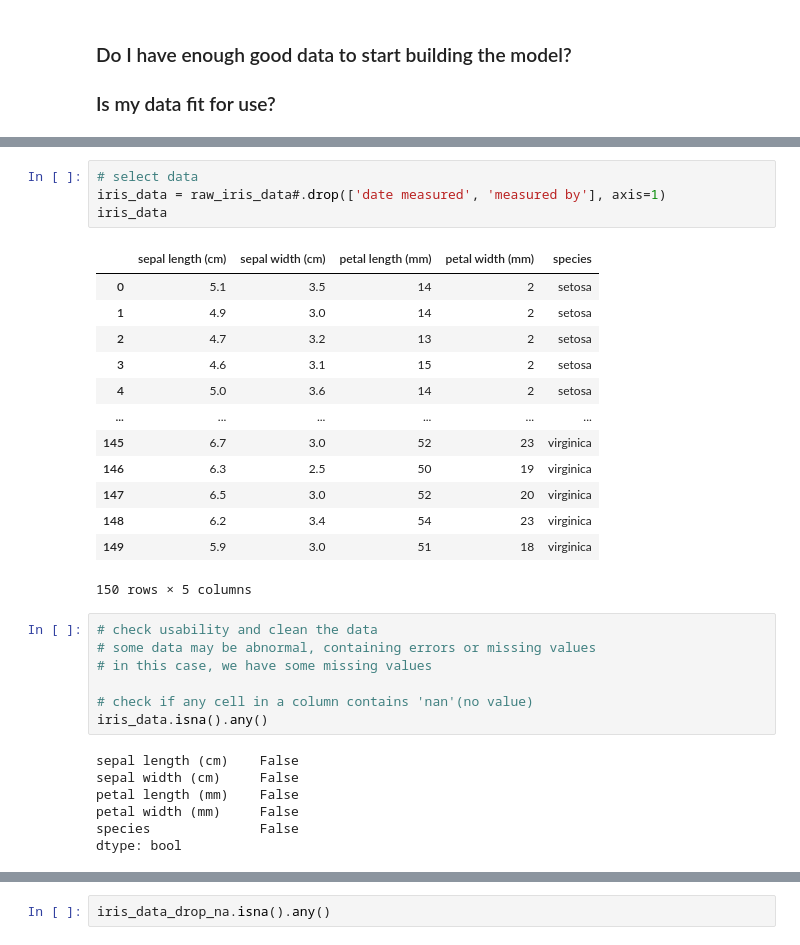
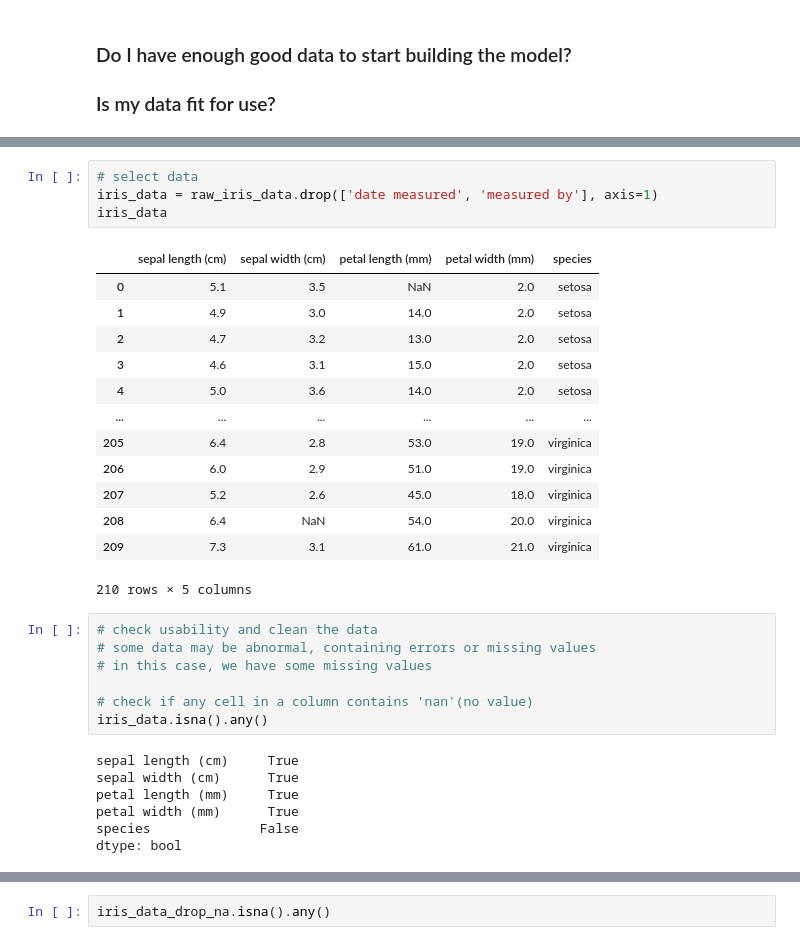
Before and after one commit to naronald/SwinDataSciDemo, a Jupyter notebook: DataVisualizationLab.ipynb, the cells around one changed output, grey strips where cells are left out. Saved outputs shown, nothing was run; the diff lists cells and outputs as text.

```diff
--- a/DataVisualizationLab.ipynb
+++ b/DataVisualizationLab.ipynb
@@ -154,21 +154,21 @@ raw_iris_data
 # %%
 # select data
-iris_data = raw_iris_data#.drop(['date measured', 'measured by'], axis=1)
+iris_data = raw_iris_data.drop(['date measured', 'measured by'], axis=1)
 iris_data
 # %% [output]
 |  | sepal length (cm) | sepal width (cm) | petal length (mm) | petal width (mm) | species |
-| 0 | 5.1 | 3.5 | 14 | 2 | setosa |
-| 1 | 4.9 | 3.0 | 14 | 2 | setosa |
-| 2 | 4.7 | 3.2 | 13 | 2 | setosa |
-| 3 | 4.6 | 3.1 | 15 | 2 | setosa |
-| 4 | 5.0 | 3.6 | 14 | 2 | setosa |
+| 0 | 5.1 | 3.5 | NaN | 2.0 | setosa |
+| 1 | 4.9 | 3.0 | 14.0 | 2.0 | setosa |
+| 2 | 4.7 | 3.2 | 13.0 | 2.0 | setosa |
+| 3 | 4.6 | 3.1 | 15.0 | 2.0 | setosa |
+| 4 | 5.0 | 3.6 | 14.0 | 2.0 | setosa |
 | ... | ... | ... | ... | ... | ... |
-| 145 | 6.7 | 3.0 | 52 | 23 | virginica |
-| 146 | 6.3 | 2.5 | 50 | 19 | virginica |
-| 147 | 6.5 | 3.0 | 52 | 20 | virginica |
-| 148 | 6.2 | 3.4 | 54 | 23 | virginica |
-| 149 | 5.9 | 3.0 | 51 | 18 | virginica |
+| 205 | 6.4 | 2.8 | 53.0 | 19.0 | virginica |
+| 206 | 6.0 | 2.9 | 51.0 | 19.0 | virginica |
+| 207 | 5.2 | 2.6 | 45.0 | 18.0 | virginica |
+| 208 | 6.4 | NaN | 54.0 | 20.0 | virginica |
+| 209 | 7.3 | 3.1 | 61.0 | 21.0 | virginica |
-150 rows × 5 columns
+210 rows × 5 columns
 # %%
 # check usability and clean the data
 # some data may be abnormal, containing errors or missing values
@@ -177,10 +177,10 @@ iris_data
 # check if any cell in a column contains 'nan'(no value)
 iris_data.isna().any()
 # %% [output]
-sepal length (cm)    False
-sepal width (cm)     False
-petal length (mm)    False
-petal width (mm)     False
+sepal length (cm)     True
+sepal width (cm)      True
+petal length (mm)     True
+petal width (mm)      True
 species              False
 dtype: bool
 # %%
```
Also changed, not shown: parts of 19 cells of this notebook, 1 other file.
